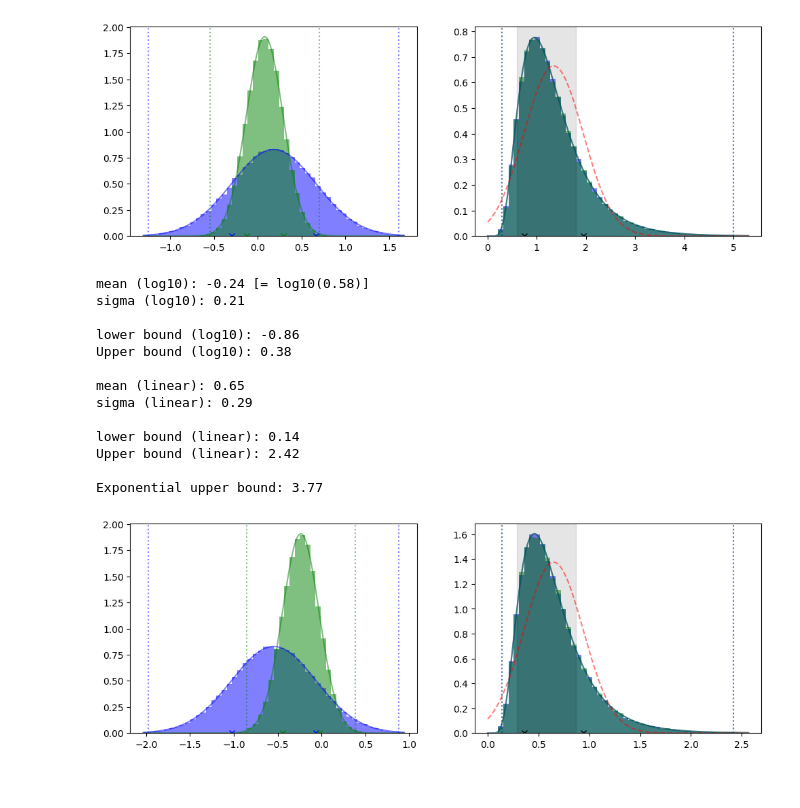
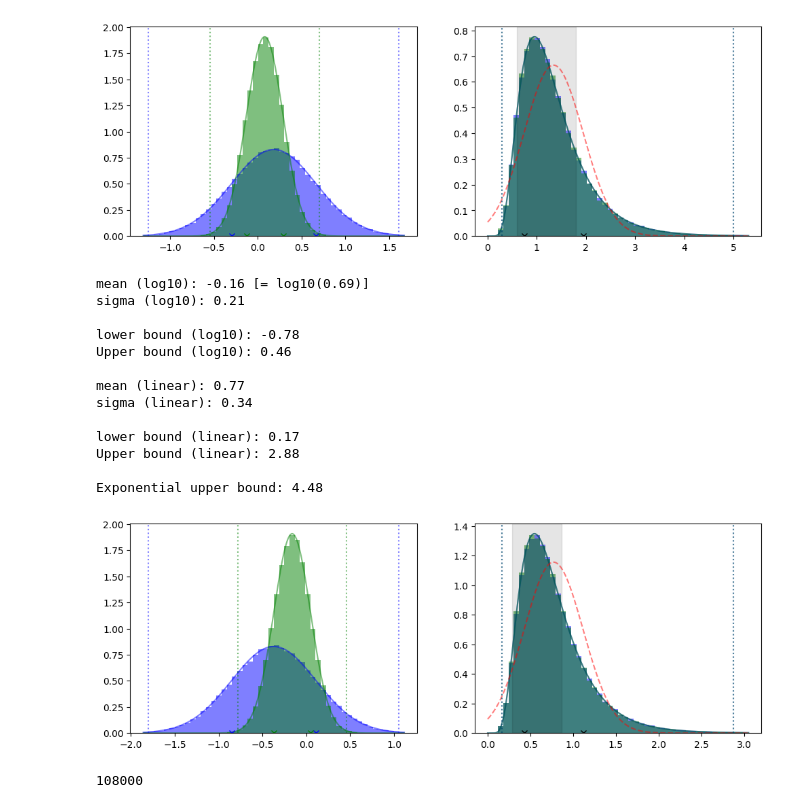
Before and after one commit to GertKl/ALPs_with_SWYFT, a Jupyter notebook: notebooks/lognormal_agnostic_priors_density.ipynb, the cells around one changed output. Cells and saved outputs as stored; diff of their text form; code cells hidden in the pictures.

```diff
--- a/notebooks/lognormal_agnostic_priors_density.ipynb
+++ b/notebooks/lognormal_agnostic_priors_density.ipynb
@@ -265,26 +265,30 @@ Exponential upper bound: 7.79
 # %%
 # 4th e-density parameter (beta2)
 agnostic_bounds = [0.29,0.87]
-center=0.58
+center=0.69
 center_vacca = 1
 upper_vacca= relative_error
 lower_vacca = relative_error
 
 obs2 = 0.5*(center/center_vacca)*( upper_vacca+lower_vacca + np.sqrt( (upper_vacca + lower_vacca)**2 + 4*center_vacca**2  )  )
 obs1 = (center**2)/obs2
 show_prior([obs1,obs2], semi_informative_mass=mass, include_norm=1, agnostic_bounds=agnostic_bounds)
 # %% [output]
-mean (log10): -0.24 [= log10(0.58)]
+mean (log10): -0.16 [= log10(0.69)]
 sigma (log10): 0.21
 
-lower bound (log10): -0.86
-Upper bound (log10): 0.38
+lower bound (log10): -0.78
+Upper bound (log10): 0.46
 
-mean (linear): 0.65
-sigma (linear): 0.29
+mean (linear): 0.77
+sigma (linear): 0.34
 
-lower bound (linear): 0.14
-Upper bound (linear): 2.42
+lower bound (linear): 0.17
+Upper bound (linear): 2.88
 
-Exponential upper bound: 3.77
+Exponential upper bound: 4.48
-[figure, old version]
+[figure, new version]
+# %%
+30*3600
+# %% [output]
+108000
```
Also changed, not shown: parts of 2 cells of this notebook, 8 other files.
